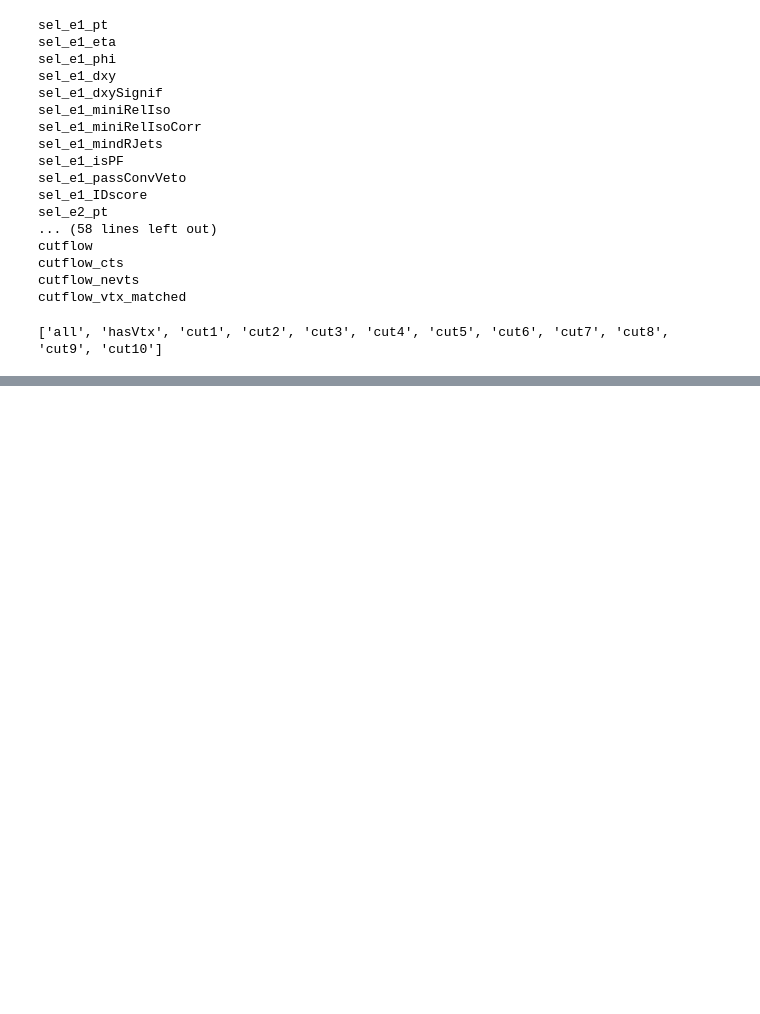
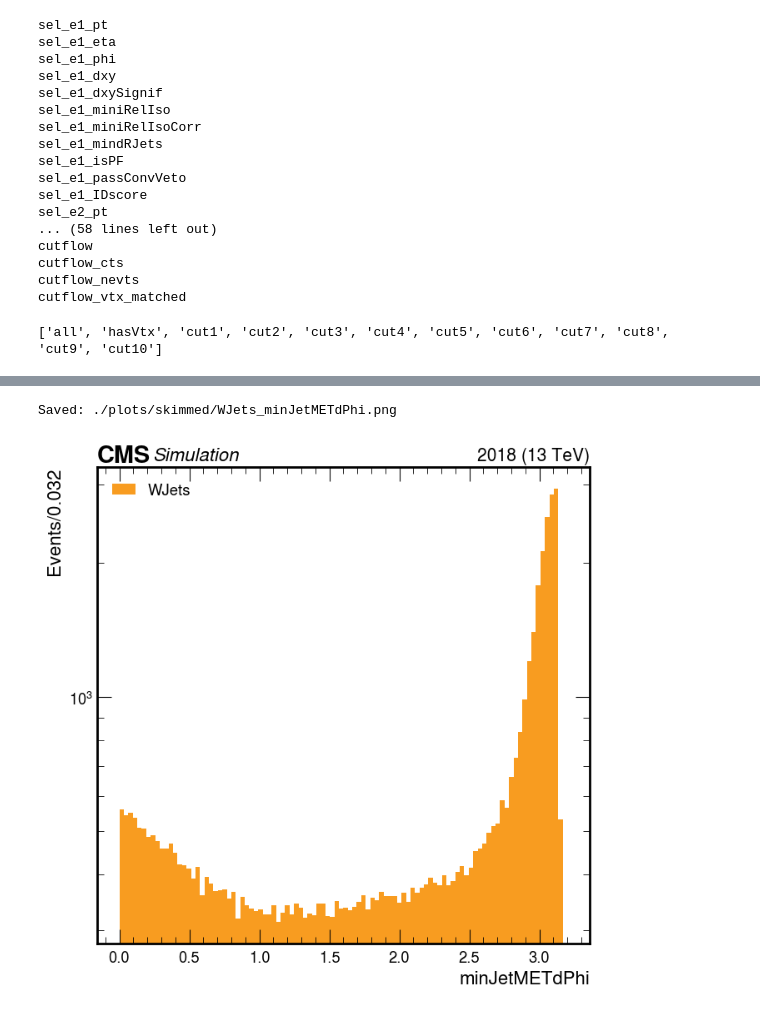
Before and after one commit to Reshma27Menon/iDMe, a Jupyter notebook: python_analysis/exampleNotebooks/run2step2skimmed.ipynb, the cells around one changed output, grey strips where cells are left out. Drawn from its saved outputs; the diff is of its cells as text; code cells hidden in the pictures; blank space fills up the shorter version.

```diff
--- a/python_analysis/exampleNotebooks/run2step2skimmed.ipynb
+++ b/python_analysis/exampleNotebooks/run2step2skimmed.ipynb
@@ -319,0 +355,38 @@ Saved: ./plots/skimmed/WJets_sel_vtx_pt.png
+# %%
+fig, ax = plt.subplots(figsize=(7,7))
+
+# Plot settings
+plot_dict = {
+    'variable': 'minJetMETdPhi',
+    'cut': 'cut1',
+    'year': 2018
+}
+
+style_dict = {
+    'fig': fig,
+    'ax': ax,
+    'rebin': 1j,
+    'xlim':[0,6] ,     # if None, the default will show up; otherwise give as a list, i.e. [0, 10]
+    'doLogy': True,
+    'doLogx': False,
+    'doDensity': False,
+    'doYerr': False,
+    'xlabel': "minJetMETdPhi",   # if None, the default will show up; otherwise give as a string, i.e. 'Electron dxy'
+    'ylabel': None,   # if None, the default will show up; otherwise give as a string, i.e. 'Efficiency'
+    'label': None,    # if None, the default will show up; otherwise give as a string, i.e. 'Highest ctau signal samples'
+    'flow': None,     # overflow
+    'doSave': True,
+    'outDir': './plots/skimmed',
+    'outName': f'WJets_minJetMETdPhi.png'
+}
+
+# bkg
+ptools.plot_bkg_1d(bkg_histo, plot_dict, style_dict, isLegacy = False)
+
+
+#plt.title('')
+plt.legend()
+plt.show()
+# %% [output]
+Saved: ./plots/skimmed/WJets_minJetMETdPhi.png
+[figure, added]
```
Also changed, not shown: parts of 9 cells of this notebook, 2 other files.
